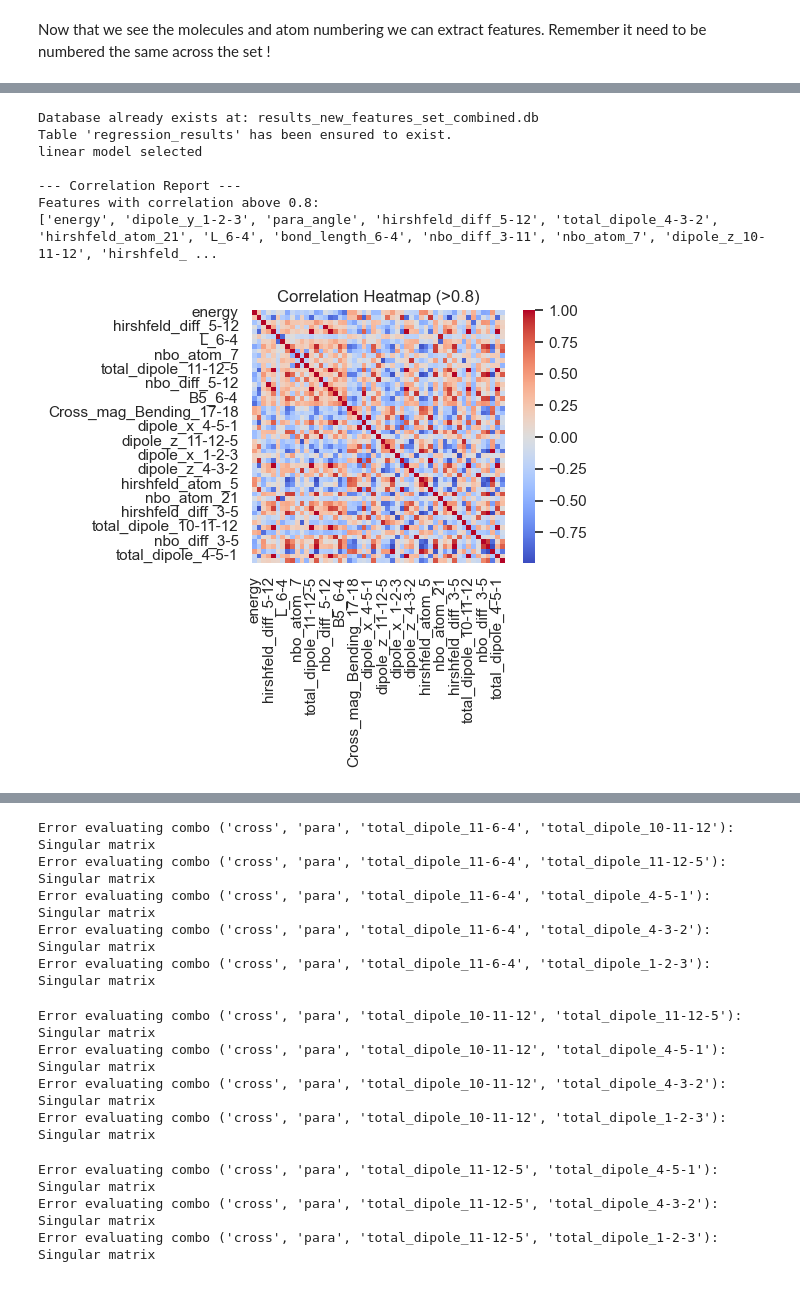
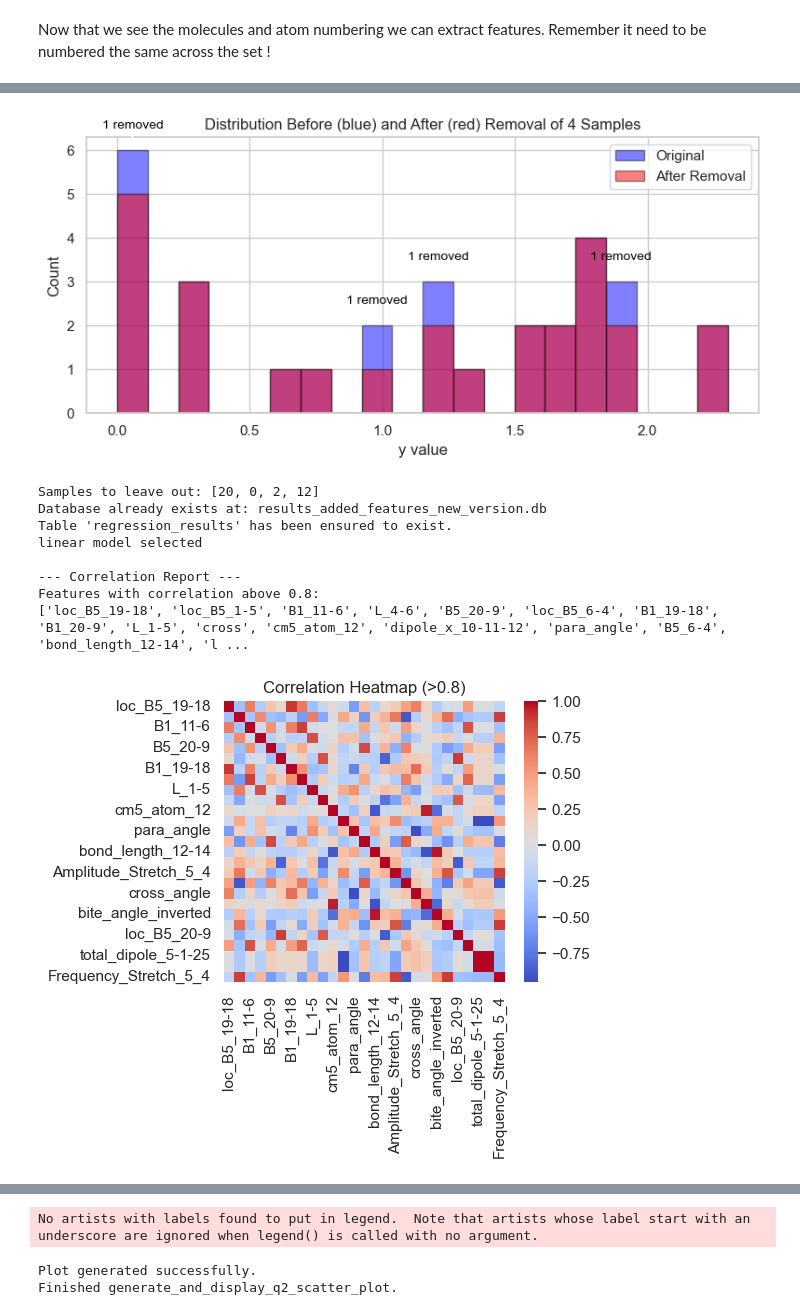
Before and after one commit to edenspec2/labcode_updated, a Jupyter notebook: MolFeatures/Practical_Notebook.ipynb, the cells around one changed output, grey strips where cells are left out. Saved outputs shown, nothing was run; the diff lists cells and outputs as text; code cells hidden in the pictures.

```diff
--- a/MolFeatures/Practical_Notebook.ipynb
+++ b/MolFeatures/Practical_Notebook.ipynb
@@ -129,46 +166,52 @@ df.head()
 # %%
-csv_path=r'C:\Users\edens\Documents\GitHub\lucas_project\new_feather_substrate\new_features_set_combined.csv'
+
+
+os.chdir(r'C:\Users\edens\Documents\GitHub\Robert')  # Reset working directory
+csv_path=r'C:\Users\edens\Documents\GitHub\Robert\added_features_new_version.csv'
 
 # csv_path=r'C:\Users\edens\Documents\GitHub\lucas_project\new_update_logs\added_features_try34.csv'
 
 csv_filepaths = {
 'features_csv_filepath': csv_path,
 'target_csv_filepath': ''
 }
 # ['LS2008','LS1643']
 # ('B1_B5_angle_4-3', 'L_11-6', 'bond_length_11-12')
 df=pd.read_csv(csv_path, index_col=0)
 
 # df.drop(columns=['Unnamed: 0'], inplace=True, errors='ignore')
 leave_out = [
-    "LS1621", "LS1622", "LS1630", "LS1641", "LS1642", "LS1643",
-    "LS1661", "LS1663", "LS1714", "LS1715", "LS1716", "LS1717",
+    "LS1621", "LS1622",  "LS1641", "LS1642", "LS1643",
+    "LS1661", "LS1663", "LS1715", "LS1716", "LS1717",
     "LS1721", "LS1723", "LS1726", "LS1734", "LS1736",
-    "LS2000", "LS2001", "LS2002", "LS2003", "LS2006", "LS2007", "LS2008"
+    "LS2000", "LS2001", "LS2002", "LS2003",  "LS2007", "LS2008"
 ]
-
+y=df['output']
+leave_out = pick_samples_to_remove_for_distribution(y, n_remove=4, plot=True)
+print(f"Samples to leave out: {leave_out}")
 # pick 4 random samples to leave out
-leave_out = np.random.choice(df.index, size=2, replace=False).tolist()
-leave_out=['LS1726', 'LS2004', 'LS1695', 'LS1663'] #
+# leave_out = np.random.choice(df.index, size=2, replace=False).tolist()
+leave_out=['LS2000', 'LS2003', 'LS1687', 'LS1685'] #
 
 Regression_model = LinearRegressionModel(csv_filepaths, process_method='one csv', output_name='output', leave_out=leave_out, min_features_num=4, max_features_num=4, metrics=None, return_coefficients=False)
 
-features=['B1_B5_angle_25-1', 'loc_B5_1-5', 'cm5_atom_5', 'bond_length_12-14']
+features=['dipole_z_10-11-12', 'hirshfeld_atom_12']
 
-r=['dipole_z_10-11-12', 'hirshfeld_atom_12']
+r=['hirshfeld_atom_4', 'Frequency_Stretch_12_21']
 # ('B1_B5_angle_4-3', 'L_11-6', 'bond_length_11-12')
 # x=Regression_model.check_linear_regression_assumptions()
-Regression_model.fit_and_evaluate_combinations()
-# plot.generate_and_display_q2_scatter_plot(Regression_model,r)
-x=[ 'hirshfeld_atom_4', 'Frequency_Stretch_12_21']
+# Regression_model.fit_and_evaluate_combinations()
+plot.generate_and_display_q2_scatter_plot(Regression_model,features)
 # %% [output]
+[figure, new version]
-Database already exists at: results_new_features_set_combined.db
+Samples to leave out: [20, 0, 2, 12]
+Database already exists at: results_added_features_new_version.db
 Table 'regression_results' has been ensured to exist.
 linear model selected
 
 --- Correlation Report ---
 Features with correlation above 0.8:
-['energy', 'dipole_y_1-2-3', 'para_angle', 'hirshfeld_diff_5-12', 'total_dipole_4-3-2', 'hirshfeld_atom_21', 'L_6-4', 'bond_length_6-4', 'nbo_diff_3-11', 'nbo_atom_7', 'dipole_z_10-11-12', 'hirshfeld_ ...
+['loc_B5_19-18', 'loc_B5_1-5', 'B1_11-6', 'L_4-6', 'B5_20-9', 'loc_B5_6-4', 'B1_19-18', 'B1_20-9', 'L_1-5', 'cross', 'cm5_atom_12', 'dipole_x_10-11-12', 'para_angle', 'B5_6-4', 'bond_length_12-14', 'l ...
-[figure, old version]
+[figure, added]
 Correlated features were not dropped.
 
@@ -178,12 +233,3 @@ Evaluating 1423590 new combos with R2 >= 0.7...
-Error evaluating combo ('cross', 'para', 'total_dipole_11-6-4', 'total_dipole_10-11-12'): Singular matrix
-Error evaluating combo ('cross', 'para', 'total_dipole_11-6-4', 'total_dipole_11-12-5'): Singular matrix
-Error evaluating combo ('cross', 'para', 'total_dipole_11-6-4', 'total_dipole_4-5-1'): Singular matrix
-Error evaluating combo ('cross', 'para', 'total_dipole_11-6-4', 'total_dipole_4-3-2'): Singular matrix
-Error evaluating combo ('cross', 'para', 'total_dipole_11-6-4', 'total_dipole_1-2-3'): Singular matrix
+No artists with labels found to put in legend.  Note that artists whose label start with an underscore are ignored when legend() is called with no argument.
-Error evaluating combo ('cross', 'para', 'total_dipole_10-11-12', 'total_dipole_11-12-5'): Singular matrix
-Error evaluating combo ('cross', 'para', 'total_dipole_10-11-12', 'total_dipole_4-5-1'): Singular matrix
-Error evaluating combo ('cross', 'para', 'total_dipole_10-11-12', 'total_dipole_4-3-2'): Singular matrix
-Error evaluating combo ('cross', 'para', 'total_dipole_10-11-12', 'total_dipole_1-2-3'): Singular matrix
+Plot generated successfully.
+Finished generate_and_display_q2_scatter_plot.
-Error evaluating combo ('cross', 'para', 'total_dipole_11-12-5', 'total_dipole_4-5-1'): Singular matrix
-Error evaluating combo ('cross', 'para', 'total_dipole_11-12-5', 'total_dipole_4-3-2'): Singular matrix
-Error evaluating combo ('cross', 'para', 'total_dipole_11-12-5', 'total_dipole_1-2-3'): Singular matrix
```
Also changed, not shown: parts of 13 cells of this notebook, 52 other files.
